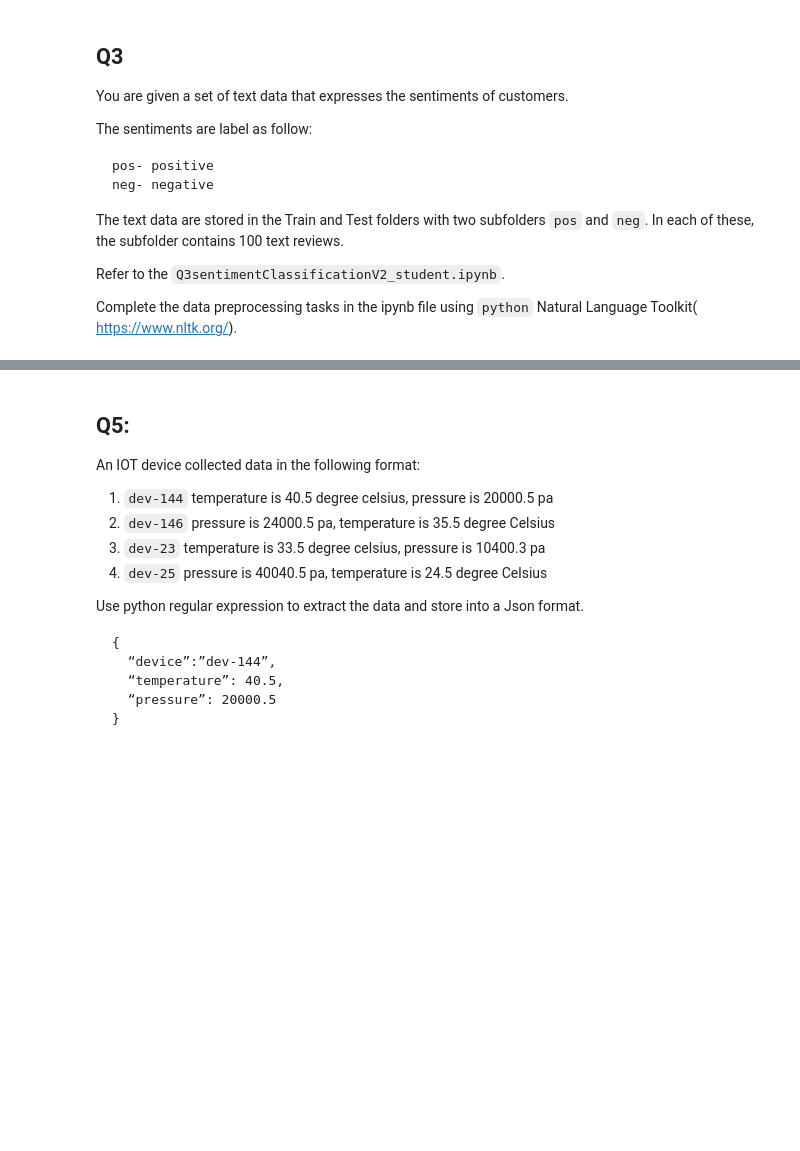
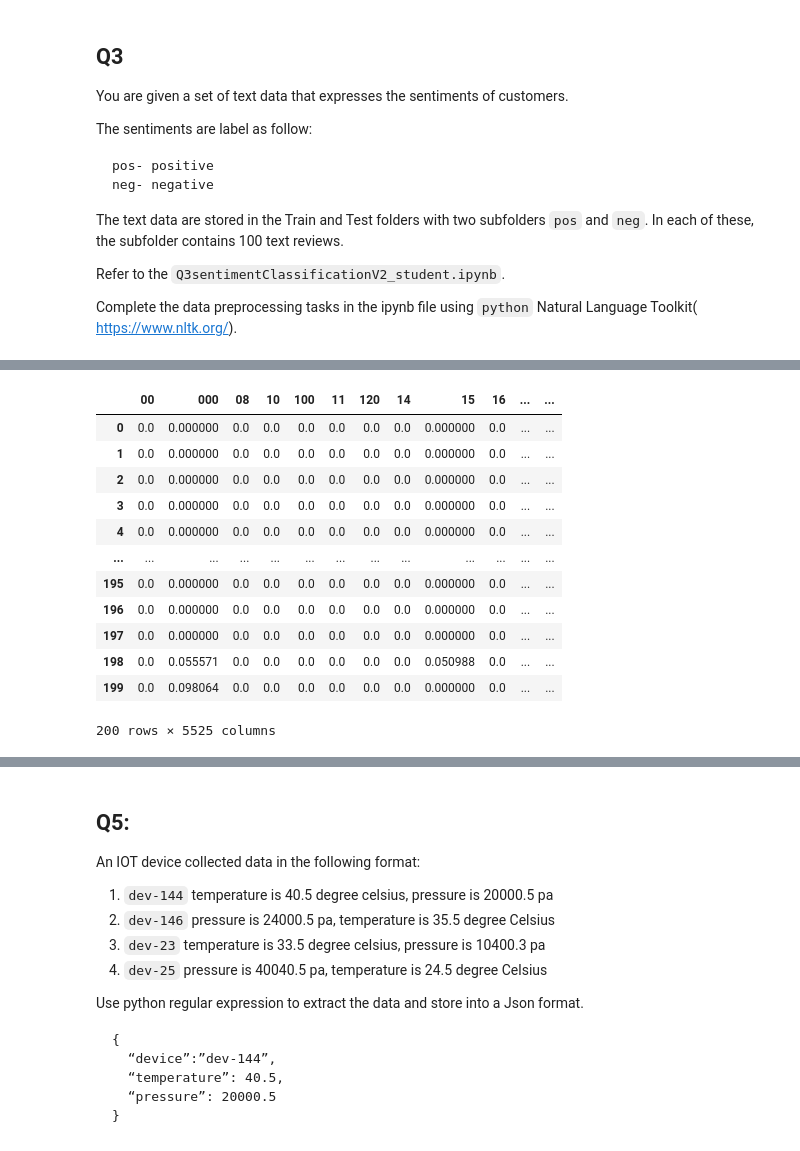
Before and after one commit to codebyshennan/nyp_applied_ai, a Jupyter notebook: ITI102-DSFoundation/assignment2/ITI102_Assignment2.ipynb, the cells around one changed output, grey strips where cells are left out. Drawn from its saved outputs; the diff is of its cells as text; code cells hidden in the pictures; blank space fills up the shorter version.

```diff
--- a/ITI102-DSFoundation/assignment2/ITI102_Assignment2.ipynb
+++ b/ITI102-DSFoundation/assignment2/ITI102_Assignment2.ipynb
@@ -239,0 +552,5 @@ Complete the data preprocessing tasks in the ipynb file using `python` Natural L
+# %%
+lemmatizer = WordNetLemmatizer()
+
+train_data['lemmatized_reviews'] = train_data['stopwords_removed'].apply(lambda x: [lemmatizer.lemmatize(word) for word in x])
+test_data['lemmatized_reviews'] = test_data['stopwords_removed'].apply(lambda x: [lemmatizer.lemmatize(word) for word in x])
@@ -239,0 +565,6 @@ Complete the data preprocessing tasks in the ipynb file using `python` Natural L
+# %%
+garbage = "~`!@#$%^&*()_-+={[}]|:;'<,>.?/"
+unwanted_symbols = list(garbage)
+
+train_data['cleaned_reviews'] = train_data['lemmatized_reviews'].apply(lambda x: [word for word in x if word not in unwanted_symbols])
+test_data['cleaned_reviews'] = test_data['lemmatized_reviews'].apply(lambda x: [word for word in x if word not in unwanted_symbols])
@@ -239,0 +583,27 @@ Complete the data preprocessing tasks in the ipynb file using `python` Natural L
+# %%
+tfidf_vectorizer = TfidfVectorizer()
+
+train_features = tfidf_vectorizer.fit_transform(train_data['cleaned_reviews'].apply(lambda x: ' '.join(x))).toarray()
+test_features = tfidf_vectorizer.transform(test_data['cleaned_reviews'].apply(lambda x: ' '.join(x))).toarray()
+
+train_labels = train_data["labels"]
+test_labels = test_data["labels"]
+# %%
+train_df = pd.DataFrame(train_features, columns=tfidf_vectorizer.get_feature_names_out())
+test_df = pd.DataFrame(test_features, columns=tfidf_vectorizer.get_feature_names_out())
+# %%
+train_df
+# %% [output]
+|  | 00 | 000 | 08 | 10 | 100 | 11 | 120 | 14 | 15 | 16 | ... | ... |
+| 0 | 0.0 | 0.000000 | 0.0 | 0.0 | 0.0 | 0.0 | 0.0 | 0.0 | 0.000000 | 0.0 | ... | ... |
+| 1 | 0.0 | 0.000000 | 0.0 | 0.0 | 0.0 | 0.0 | 0.0 | 0.0 | 0.000000 | 0.0 | ... | ... |
+| 2 | 0.0 | 0.000000 | 0.0 | 0.0 | 0.0 | 0.0 | 0.0 | 0.0 | 0.000000 | 0.0 | ... | ... |
+| 3 | 0.0 | 0.000000 | 0.0 | 0.0 | 0.0 | 0.0 | 0.0 | 0.0 | 0.000000 | 0.0 | ... | ... |
+| 4 | 0.0 | 0.000000 | 0.0 | 0.0 | 0.0 | 0.0 | 0.0 | 0.0 | 0.000000 | 0.0 | ... | ... |
+| ... | ... | ... | ... | ... | ... | ... | ... | ... | ... | ... | ... | ... |
+| 195 | 0.0 | 0.000000 | 0.0 | 0.0 | 0.0 | 0.0 | 0.0 | 0.0 | 0.000000 | 0.0 | ... | ... |
+| 196 | 0.0 | 0.000000 | 0.0 | 0.0 | 0.0 | 0.0 | 0.0 | 0.0 | 0.000000 | 0.0 | ... | ... |
+| 197 | 0.0 | 0.000000 | 0.0 | 0.0 | 0.0 | 0.0 | 0.0 | 0.0 | 0.000000 | 0.0 | ... | ... |
+| 198 | 0.0 | 0.055571 | 0.0 | 0.0 | 0.0 | 0.0 | 0.0 | 0.0 | 0.050988 | 0.0 | ... | ... |
+| 199 | 0.0 | 0.098064 | 0.0 | 0.0 | 0.0 | 0.0 | 0.0 | 0.0 | 0.000000 | 0.0 | ... | ... |
+200 rows × 5525 columns
```
Also changed, not shown: parts of 49 cells of this notebook.
